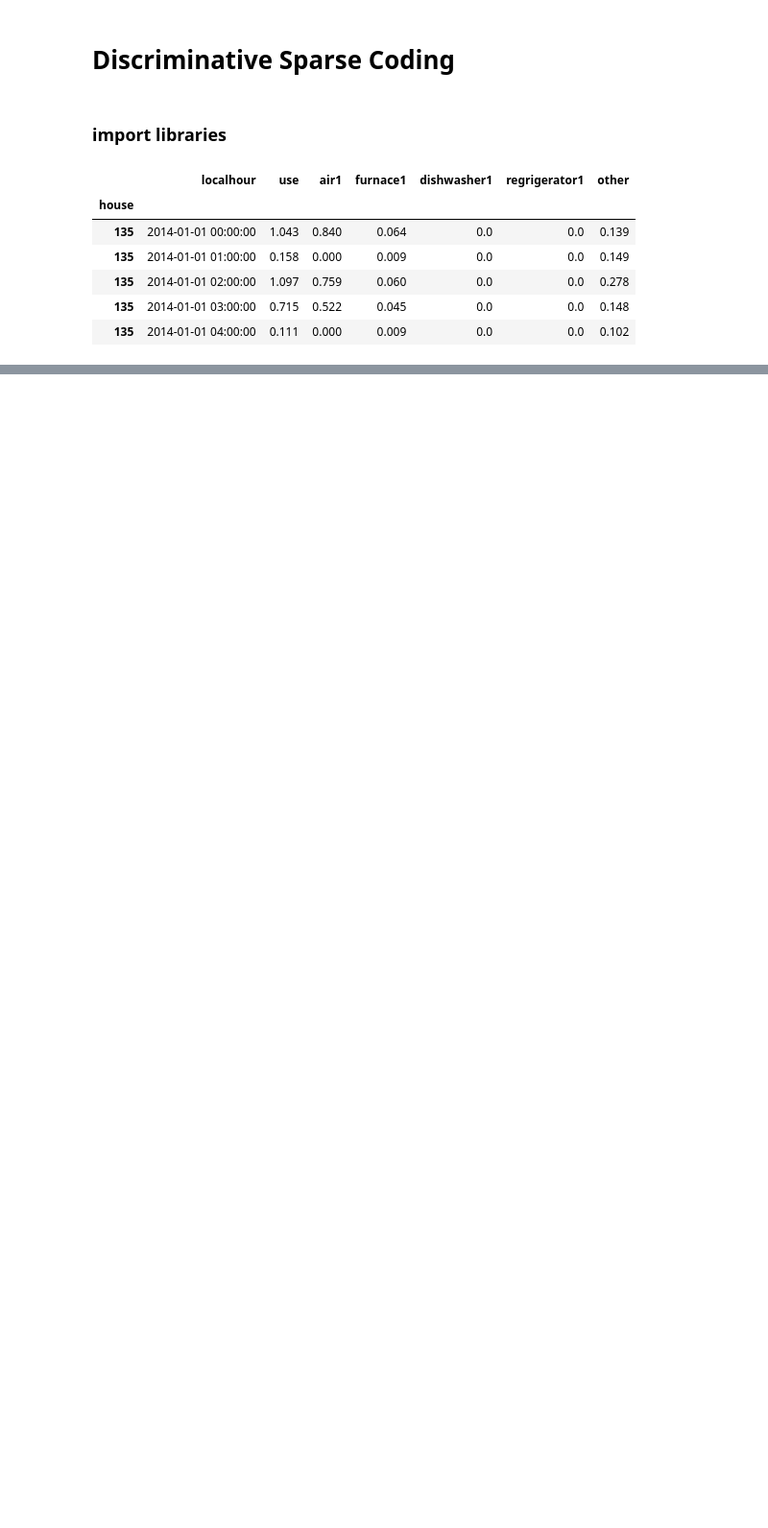
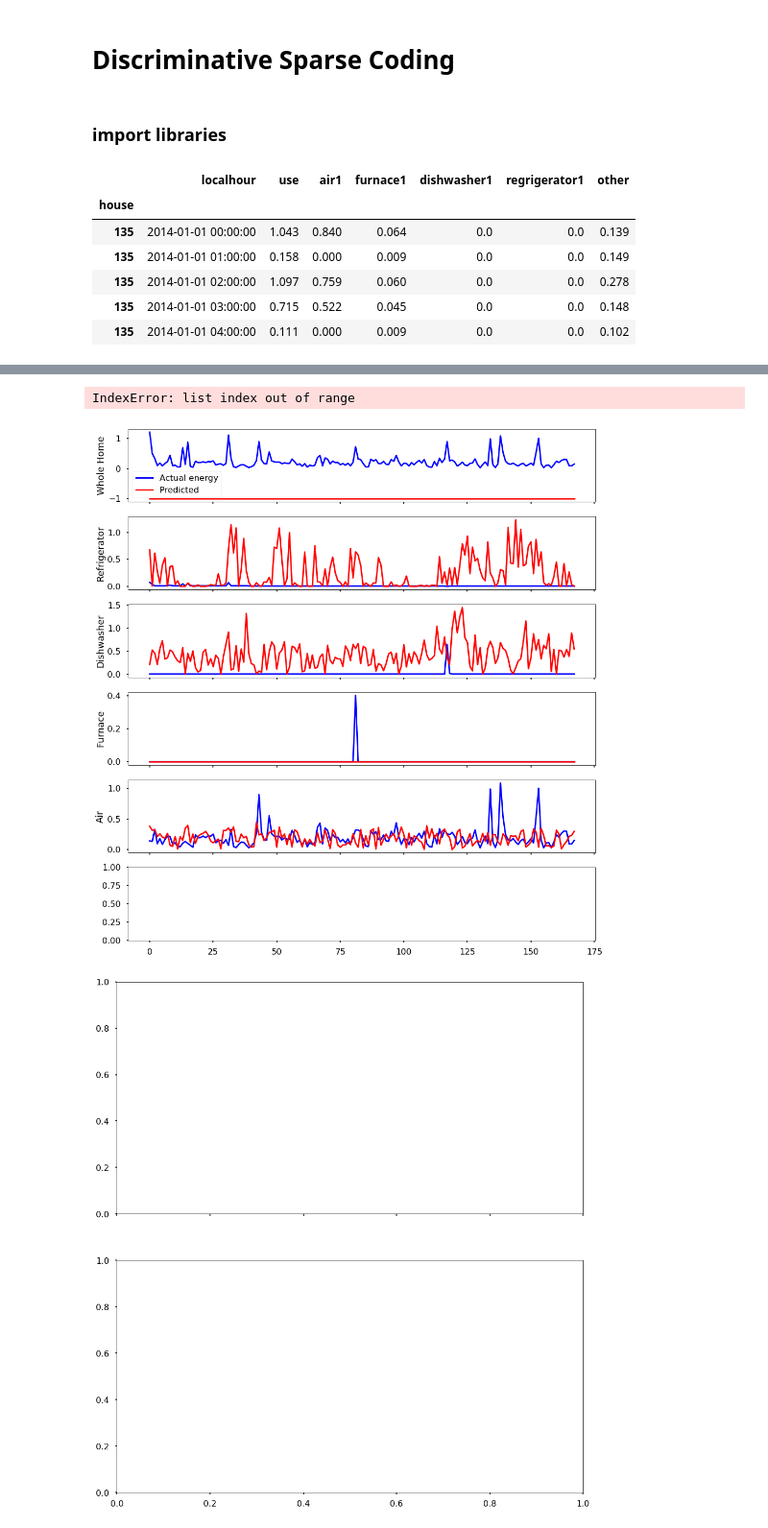
Before and after one commit to bondxue/Discriminative-Sparse-Coding-for-Energy-Disaggregation, a Jupyter notebook: DDSC.ipynb, the cells around one changed output, grey strips where cells are left out. Shown: that part at 96% size. Drawn from its saved outputs; the diff is of its cells as text; code cells hidden in the pictures; blank space fills up the shorter version.

Commit message:
update piechart

```diff
--- a/DDSC.ipynb
+++ b/DDSC.ipynb
@@ -449,0 +455,77 @@ Text(0.5, 0, 'Hours')
+# %%
+x_predict = sc.predict(A_last,B_list)
+
+## row and column sharing
+f, ((ax1, ax2, ax3, ax4, ax5, ax6)) = plt.subplots(6, 1, sharex='col', sharey='row', figsize=(16,18))
+## piechart
+f2, ((axes1, axes2)) = plt.subplots(2, 1, sharex='col', sharey='row', figsize=(16,18))
+pie_chart_true = []
+pie_chart_pred = []
+
+x = range(x_train[list(x_train.keys())[0]].shape[0])
+plt.rcParams.update({'font.size': 15})
+
+y = np.asarray(x_test_use)[0:,0]
+ax1.plot(x, y, color='b',label='Actual energy')
+y=[-1]*x_train[list(x_train.keys())[0]].shape[0]
+ax1.plot(x, y, color='r', label='Predicted')
+#ax1.set_ylim([0,2])
+ax1.set_ylabel('Whole Home')
+ax1.legend()
+##
+y = np.asarray(x_test[list(x_test.keys())[1]])[0:,0]
+pie_chart_true.append(y.sum())
+ax2.plot(x, y, color='b')
+y = np.asarray(list(x_predict)[0])[0:,0]
+ax2.plot(x , y, color='r')
+#ax2.get_yaxis().set_visible(False)
+ax2.set_ylabel('Refrigerator')
+pie_chart_pred.append(y.sum())
+##
+
+x_predict = sc.predict(A_last,B_list)
+y = np.asarray(x_test[list(x_test.keys())[2]])[0:,0]
+pie_chart_true.append(y.sum())
+ax3.plot(x, y, color='b')
+y = np.asarray(list(x_predict)[1])[0:,0]
+ax3.plot(x,y, color='r')
+#ax3.get_yaxis().set_visible(False)
+ax3.set_ylabel('Dishwasher')
+pie_chart_pred.append(y.sum())
+
+##
+x_predict = sc.predict(A_last,B_list)
+y = np.asarray(x_test[list(x_test.keys())[3]])[0:,0]
+pie_chart_true.append(y.sum())
+ax4.plot(x, y, color='b')
+y = np.asarray(list(x_predict)[2])[0:,0]
+ax4.plot(x,y, color='r')
+#ax4.get_yaxis().set_visible(False)
+ax4.set_ylabel('Furnace')
+pie_chart_pred.append(y.sum())
+
+##
+x_predict = sc.predict(A_last,B_list)
+y = np.asarray(x_test[list(x_test.keys())[4]])[0:,0]
+pie_chart_true.append(y.sum())
+ax5.plot(x, y, color='b')
+y = np.asarray(list(x_predict)[3])[0:,0]
+ax5.plot(x,y, color='r')
+#ax5.get_yaxis().set_visible(False)
+ax5.set_ylabel('Air')
+pie_chart_pred.append(y.sum())
+##
+x_predict = sc.predict(A_last,B_list)
+y = np.asarray(x_test[list(x_test.keys())[5]])[0:,0]
+pie_chart_true.append(y.sum())
+ax6.plot(x, y, color='b')
+y = np.asarray(list(x_predict)[4])[0:,0]
+ax6.plot(x,y, color='r')
+#ax6.get_yaxis().set_visible(False)
+ax6.set_ylabel('Others')
+ax6.set_xlabel('Hours')
+pie_chart_pred.append(y.sum())
+# %% [output]
+IndexError: list index out of range
+[figure, added]
+[figure, added]
```
Also changed, not shown: parts of 7 cells of this notebook.
